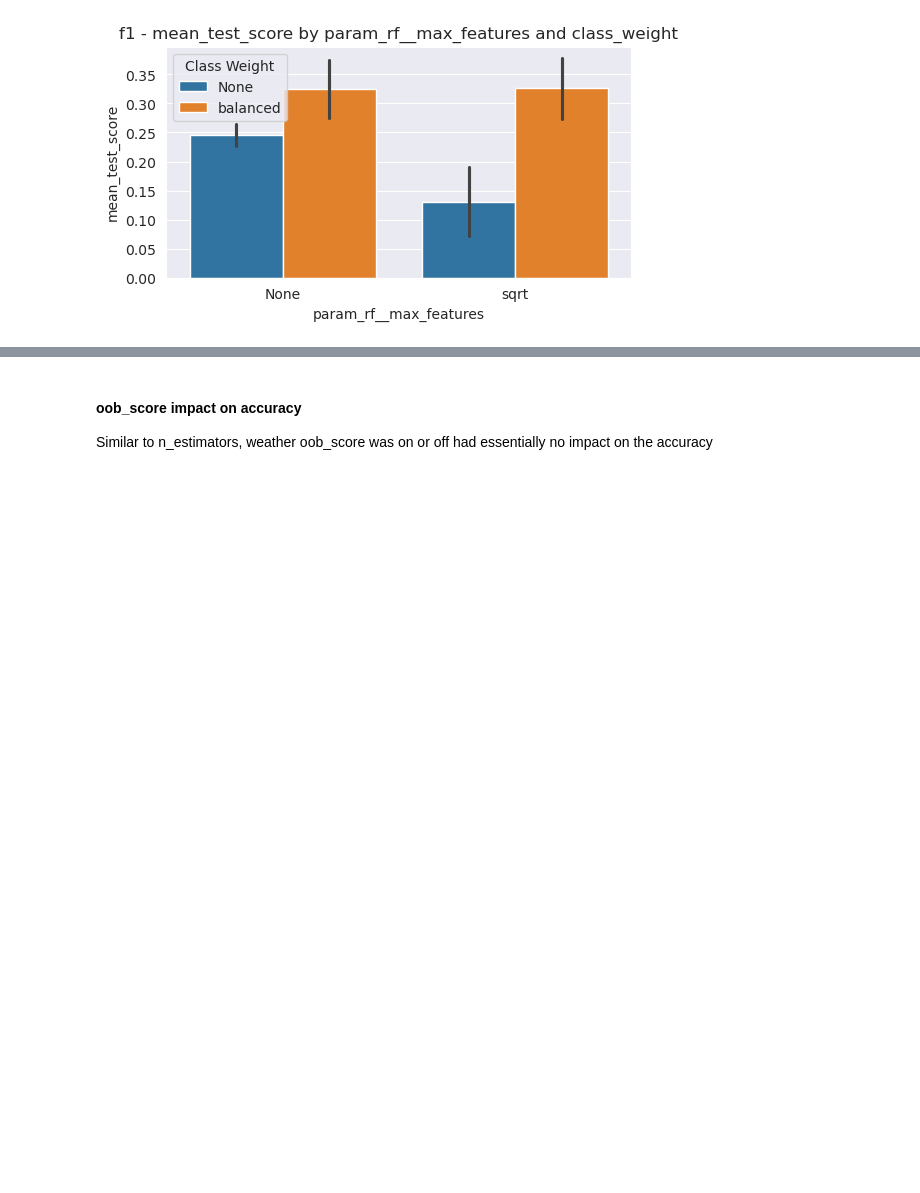
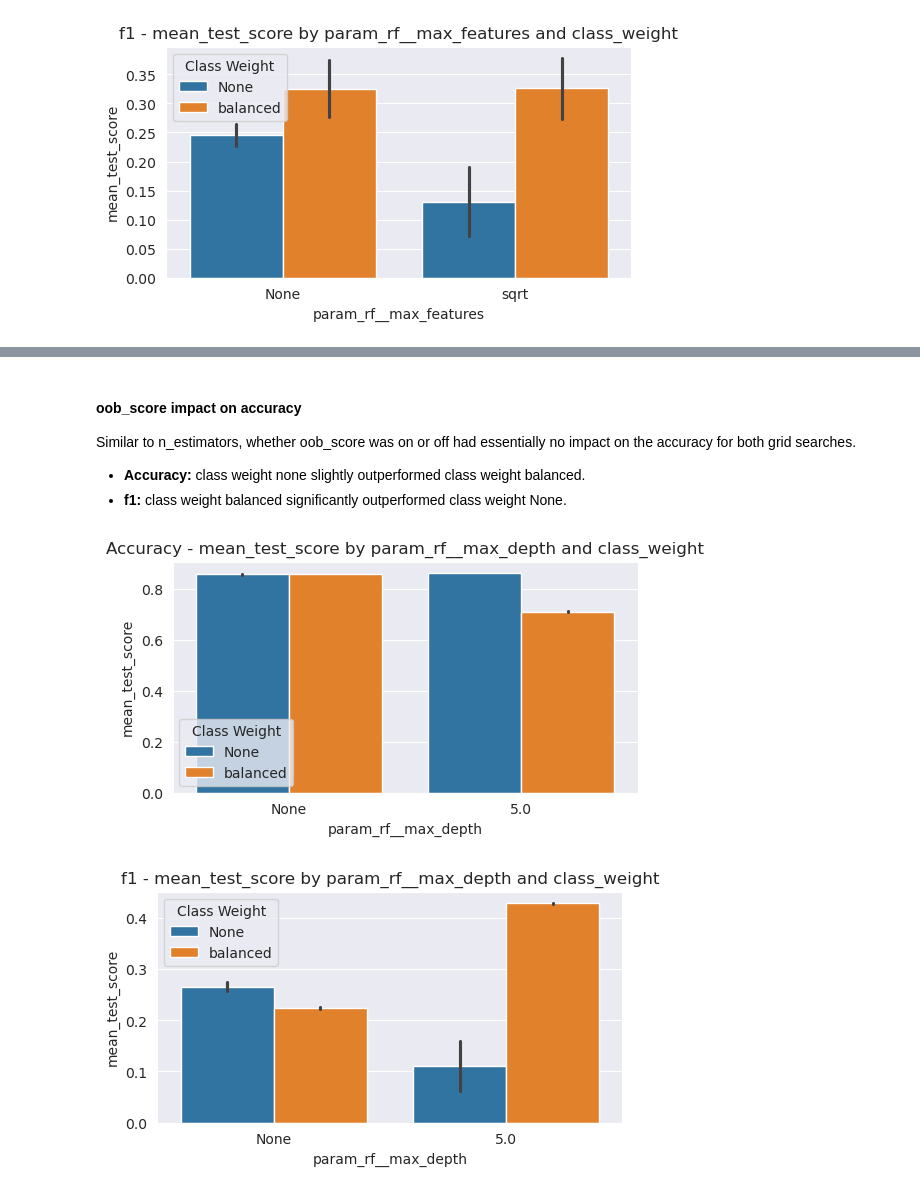
Before and after one commit to sghersick1/random_forest_hyperparameter_exploration, a Jupyter notebook: gs_analysis.ipynb, the cells around one changed output, grey strips where cells are left out. Saved outputs shown, nothing was run; the diff lists cells and outputs as text; code cells hidden in the pictures; blank space fills up the shorter version.

```diff
--- a/gs_analysis.ipynb
+++ b/gs_analysis.ipynb
@@ -165,3 +145,11 @@ plt.show()
 # %% [markdown]
 #### oob_score impact on accuracy
-Similar to n_estimators, weather oob_score was on or off had essentially no impact on the accuracy
+Similar to n_estimators, whether oob_score was on or off had essentially no impact on the accuracy for both grid searches.
+- **Accuracy:** class weight none slightly outperformed class weight balanced.
+- **f1:** class weight balanced significantly outperformed class weight None.
+# %%
+#max depth vs score (hyper parameter that I chose)
+create_hyperparam_barplot(X='param_rf__max_depth')
+# %% [output]
+[figure, added]
+[figure, added]
```
Also changed, not shown: parts of 10 cells of this notebook, 1 other file.
